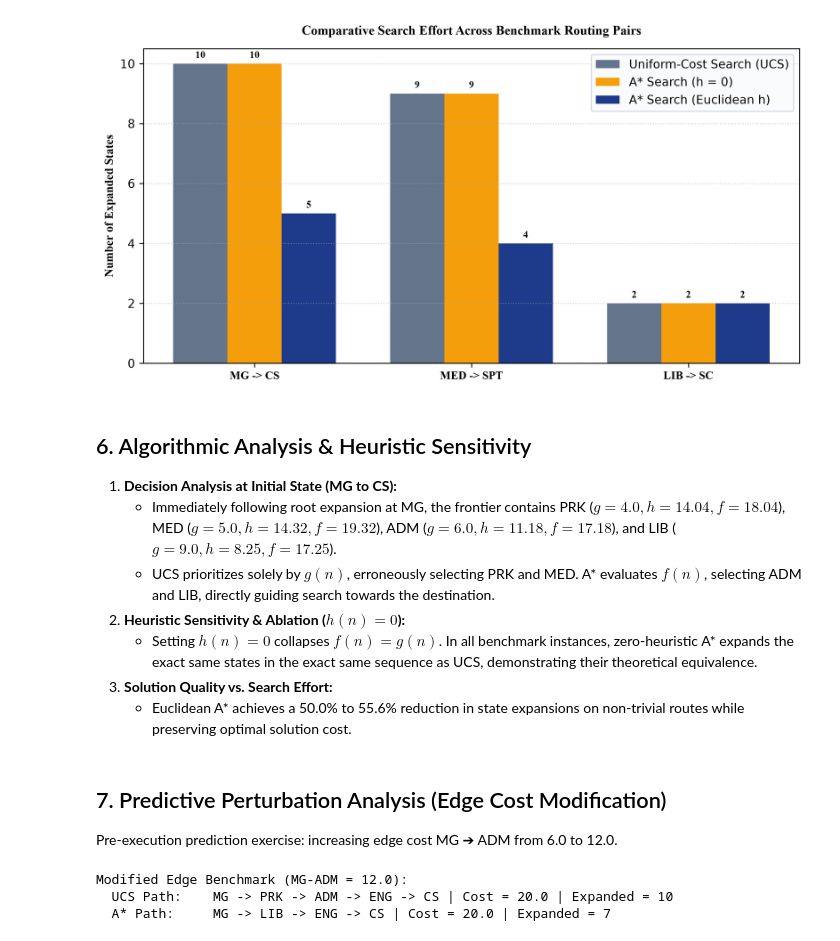
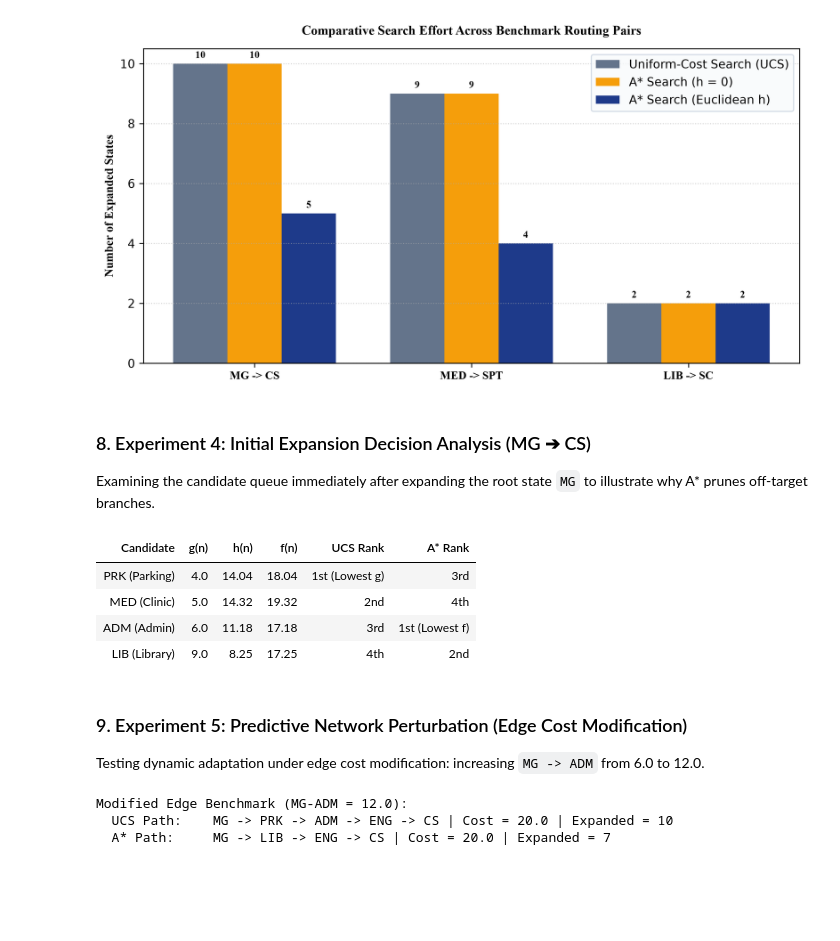
Before and after one commit to Mohsenaloriny/smart-campus-ai-planning, a Jupyter notebook: AI_Project_Combined_Part1_and_Part2.ipynb, the cells around one changed output. Drawn from its saved outputs; the diff is of its cells as text; code cells hidden in the pictures; blank space fills up the shorter version.

Commit message:
refactor: streamline notebook to focus purely on experiments, code, and technical explanations

```diff
--- a/AI_Project_Combined_Part1_and_Part2.ipynb
+++ b/AI_Project_Combined_Part1_and_Part2.ipynb
@@ -124,17 +158,25 @@ plt.figure(figsize=(8.5, 4.5), dpi=120)
 # %% [output]
 [figure]
-# %% [markdown]
-## 6. Algorithmic Analysis & Heuristic Sensitivity
-1. **Decision Analysis at Initial State (MG to CS):**
-   * Immediately following root expansion at MG, the frontier contains PRK ($g=4.0, h=14.04, f=18.04$), MED ($g=5.0, h=14.32, f=19.32$), ADM ($g=6.0, h=11.18, f=17.18$), and LIB ($g=9.0, h=8.25, f=17.25$).
-   * UCS prioritizes solely by $g(n)$, erroneously selecting PRK and MED. A* evaluates $f(n)$, selecting ADM and LIB, directly guiding search towards the destination.
-2. **Heuristic Sensitivity & Ablation ($h(n) = 0$):**
-   * Setting $h(n) = 0$ collapses $f(n) = g(n)$. In all benchmark instances, zero-heuristic A* expands the exact same states in the exact same sequence as UCS, demonstrating their theoretical equivalence.
-3. **Solution Quality vs. Search Effort:**
-   * Euclidean A* achieves a 50.0% to 55.6% reduction in state expansions on non-trivial routes while preserving optimal solution cost.
+# %% [markdown]
+### 8. Experiment 4: Initial Expansion Decision Analysis (MG ➔ CS)
+Examining the candidate queue immediately after expanding the root state `MG` to illustrate why A* prunes off-target branches.
+# %%
+df_dec = pd.DataFrame([
+    {'Candidate': 'PRK (Parking)', 'g(n)': 4.0, 'h(n)': 14.04, 'f(n)': 18.04, 'UCS Rank': '1st (Lowest g)', 'A* Rank': '3rd'},
+    {'Candidate': 'MED (Clinic)',  'g(n)': 5.0, 'h(n)': 14.32, 'f(n)': 19.32, 'UCS Rank': '2nd',          'A* Rank': '4th'},
+    {'Candidate': 'ADM (Admin)',   'g(n)': 6.0, 'h(n)': 11.18, 'f(n)': 17.18, 'UCS Rank': '3rd',          'A* Rank': '1st (Lowest f)'},
+    {'Candidate': 'LIB (Library)', 'g(n)': 9.0, 'h(n)':  8.25, 'f(n)': 17.25, 'UCS Rank': '4th',          'A* Rank': '2nd'}
+])
+display(df_dec)
+# %% [output]
+| Candidate | g(n) | h(n) | f(n) | UCS Rank | A* Rank |
+| PRK (Parking) | 4.0 | 14.04 | 18.04 | 1st (Lowest g) | 3rd |
+| MED (Clinic) | 5.0 | 14.32 | 19.32 | 2nd | 4th |
+| ADM (Admin) | 6.0 | 11.18 | 17.18 | 3rd | 1st (Lowest f) |
+| LIB (Library) | 9.0 | 8.25 | 17.25 | 4th | 2nd |
 # %% [markdown]
-## 7. Predictive Perturbation Analysis (Edge Cost Modification)
-Pre-execution prediction exercise: increasing edge cost MG ➔ ADM from 6.0 to 12.0.
+### 9. Experiment 5: Predictive Network Perturbation (Edge Cost Modification)
+Testing dynamic adaptation under edge cost modification: increasing `MG -> ADM` from 6.0 to 12.0.
 # %%
 orig_edges = campus_graph.CAMPUS_EDGES
 mod_edges = [(u, v, 12.0 if {u, v} == {'MG', 'ADM'} else w) for u, v, w in orig_edges]
```
Also changed, not shown: parts of 23 cells of this notebook.
